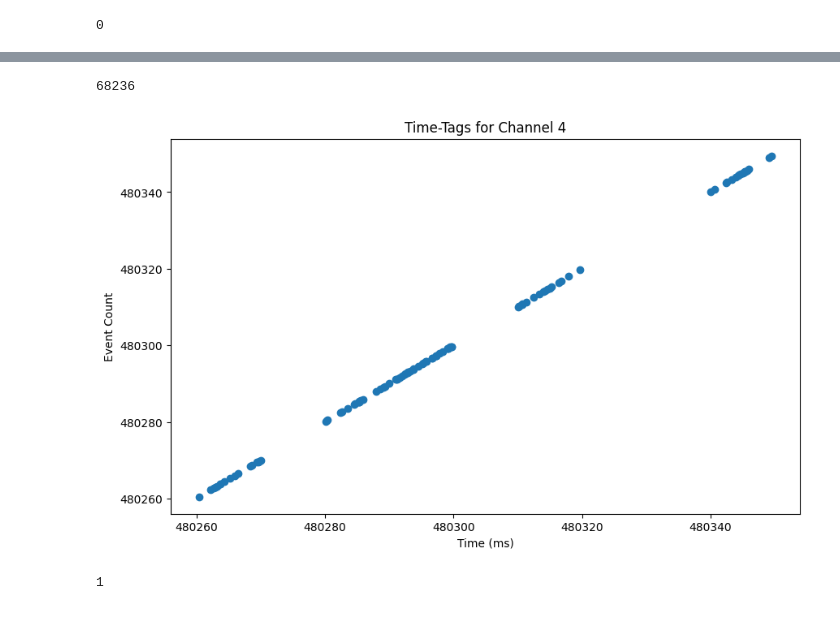
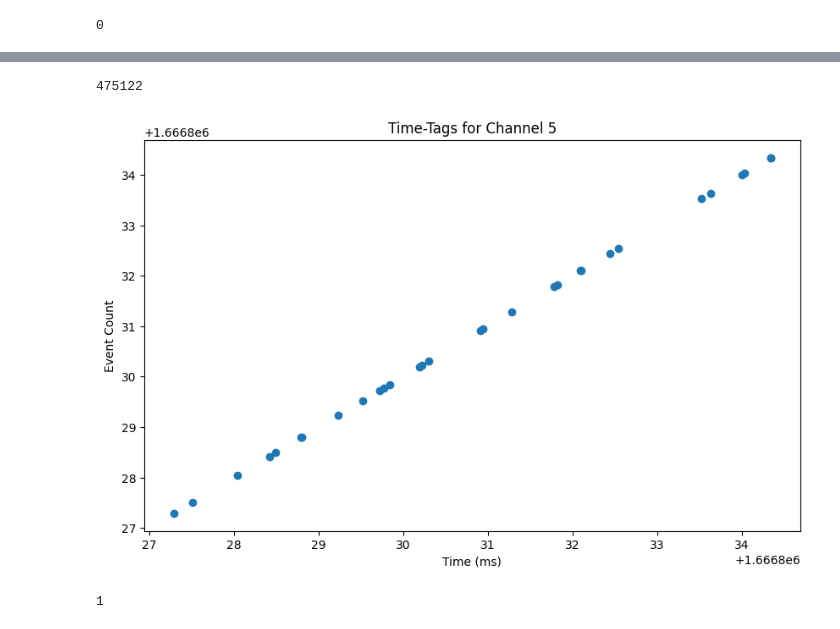
Before and after one commit to trezitorul/qudi-Purdue-modules, a Jupyter notebook: src/qudi/hardware/qutag/qutagTesting.ipynb, the cells around one changed output, grey strips where cells are left out. Saved outputs shown, nothing was run; the diff lists cells and outputs as text; code cells hidden in the pictures.

```diff
--- a/src/qudi/hardware/qutag/qutagTesting.ipynb
+++ b/src/qudi/hardware/qutag/qutagTesting.ipynb
@@ -50,7 +50,7 @@ timestamps_array = timestamps_data[0]
 channel_numbers_array = timestamps_data[1]
 
 # Filter time-tags for a specific channel, e.g., channel 1
-channel_of_interest = 4
+channel_of_interest = 5
 time_tags_channel_1 = [timestamps_array[i] for i in range(len(timestamps_array)) if channel_numbers_array[i] == channel_of_interest]
 
 # Convert the time-tags to a more readable format if needed, e.g., from ps to ms
@@ -66,16 +66,16 @@ latest timestamp:  558.719691372166
 # %%
 len(time_tags_channel_1)
 # %% [output]
-68236
+475122
 # %%
 plt.figure(figsize=(10, 6))
-plt.plot(time_tags_channel_1_ms[0:100],time_tags_channel_1_ms[0:100], 'o') # Plot time-tags vs. event count
+plt.plot(time_tags_channel_1_ms[0:30],time_tags_channel_1_ms[0:30], 'o') # Plot time-tags vs. event count
 plt.xlabel('Time (ms)')
 plt.ylabel('Event Count')
 plt.title(f'Time-Tags for Channel {channel_of_interest}')
 plt.show()
 # %% [output]
-[figure, old version]
+[figure, new version]
 # %%
 rc=qutag.getDataLost()
 rc
```
Also changed, not shown: parts of 3 cells of this notebook, 4 other files.
